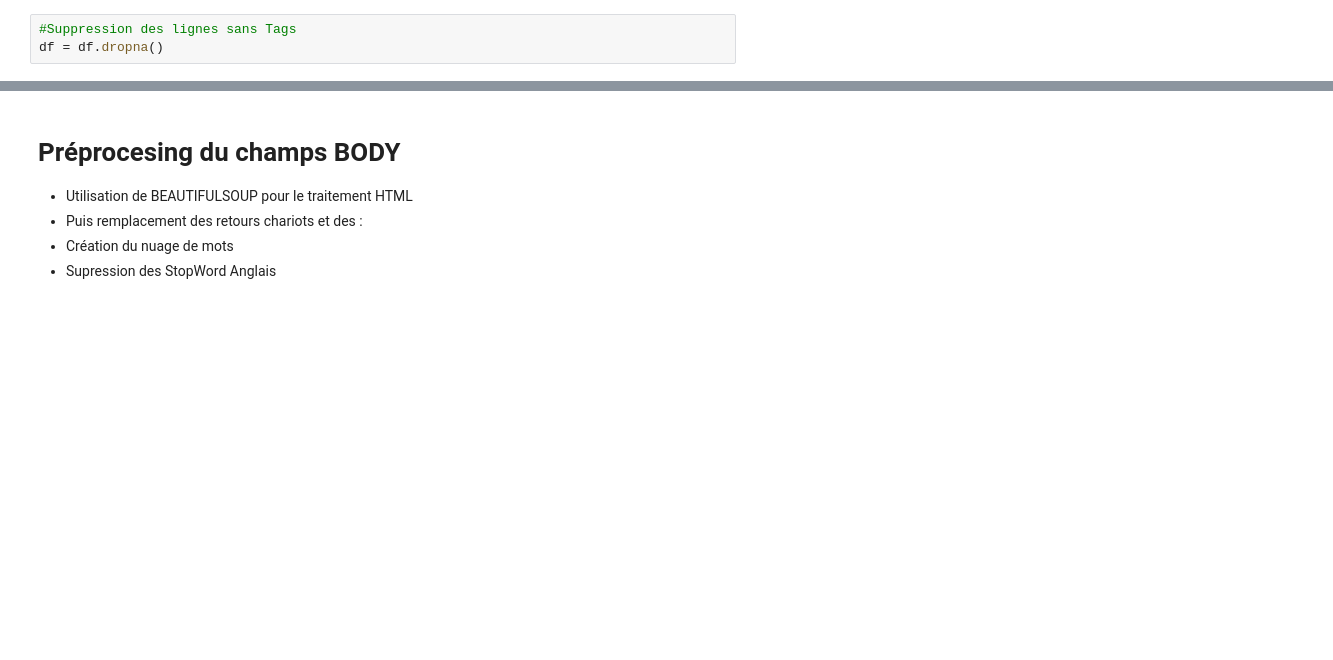
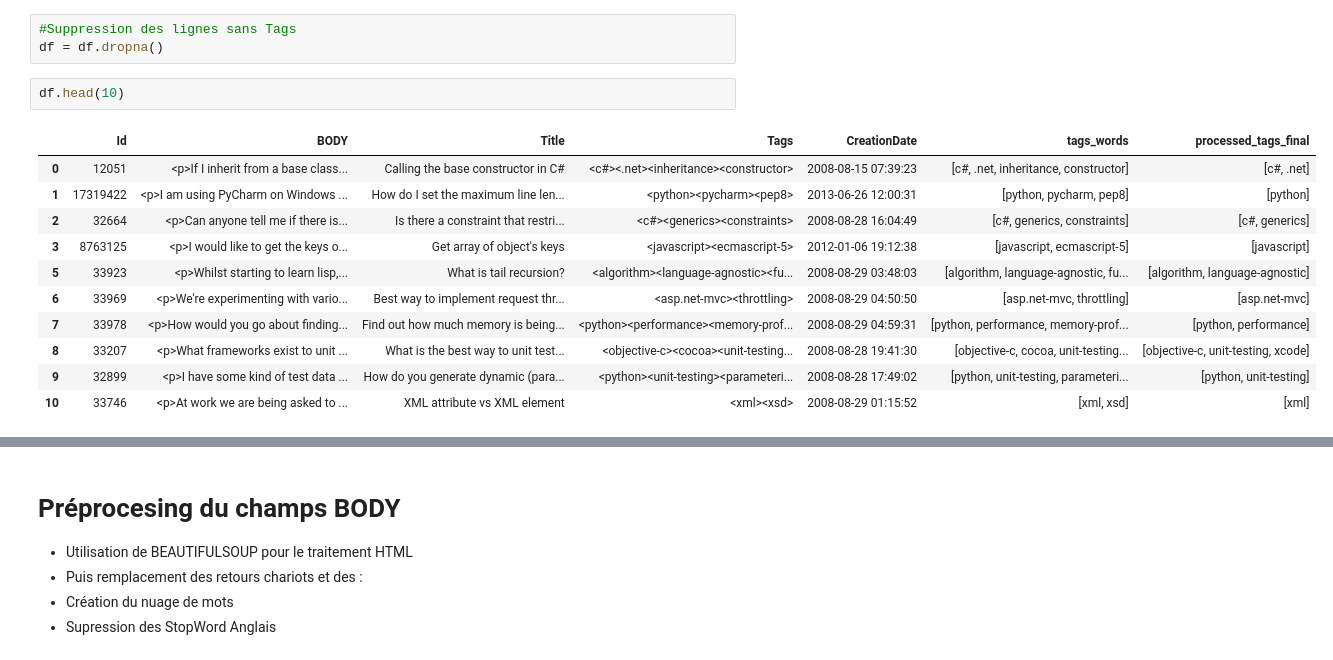
Before and after one commit to jeje0410/P6_Categorisation_questions, a Jupyter notebook: P6_Analyse.ipynb, the cells around one changed output, grey strips where cells are left out. Drawn from its saved outputs; the diff is of its cells as text; blank space fills up the shorter version.

```diff
--- a/P6_Analyse.ipynb
+++ b/P6_Analyse.ipynb
@@ -89,3 +135,17 @@ df['processed_tags_final'] = df.apply(lambda row:removeNotTop100(row['tags_words
 # %%
 #Suppression des lignes sans Tags
 df = df.dropna()
+# %%
+df.head(10)
+# %% [output]
+|  | Id | BODY | Title | Tags | CreationDate | tags_words | processed_tags_final |
+| 0 | 12051 | <p>If I inherit from a base class... | Calling the base constructor in C# | <c#><.net><inheritance><constructor> | 2008-08-15 07:39:23 | [c#, .net, inheritance, constructor] | [c#, .net] |
+| 1 | 17319422 | <p>I am using PyCharm on Windows ... | How do I set the maximum line len... | <python><pycharm><pep8> | 2013-06-26 12:00:31 | [python, pycharm, pep8] | [python] |
+| 2 | 32664 | <p>Can anyone tell me if there is... | Is there a constraint that restri... | <c#><generics><constraints> | 2008-08-28 16:04:49 | [c#, generics, constraints] | [c#, generics] |
+| 3 | 8763125 | <p>I would like to get the keys o... | Get array of object's keys | <javascript><ecmascript-5> | 2012-01-06 19:12:38 | [javascript, ecmascript-5] | [javascript] |
+| 5 | 33923 | <p>Whilst starting to learn lisp,... | What is tail recursion? | <algorithm><language-agnostic><fu... | 2008-08-29 03:48:03 | [algorithm, language-agnostic, fu... | [algorithm, language-agnostic] |
+| 6 | 33969 | <p>We're experimenting with vario... | Best way to implement request thr... | <asp.net-mvc><throttling> | 2008-08-29 04:50:50 | [asp.net-mvc, throttling] | [asp.net-mvc] |
+| 7 | 33978 | <p>How would you go about finding... | Find out how much memory is being... | <python><performance><memory-prof... | 2008-08-29 04:59:31 | [python, performance, memory-prof... | [python, performance] |
+| 8 | 33207 | <p>What frameworks exist to unit ... | What is the best way to unit test... | <objective-c><cocoa><unit-testing... | 2008-08-28 19:41:30 | [objective-c, cocoa, unit-testing... | [objective-c, unit-testing, xcode] |
+| 9 | 32899 | <p>I have some kind of test data ... | How do you generate dynamic (para... | <python><unit-testing><parameteri... | 2008-08-28 17:49:02 | [python, unit-testing, parameteri... | [python, unit-testing] |
+| 10 | 33746 | <p>At work we are being asked to ... | XML attribute vs XML element | <xml><xsd> | 2008-08-29 01:15:52 | [xml, xsd] | [xml] |
```
Also changed, not shown: parts of 14 cells of this notebook.
